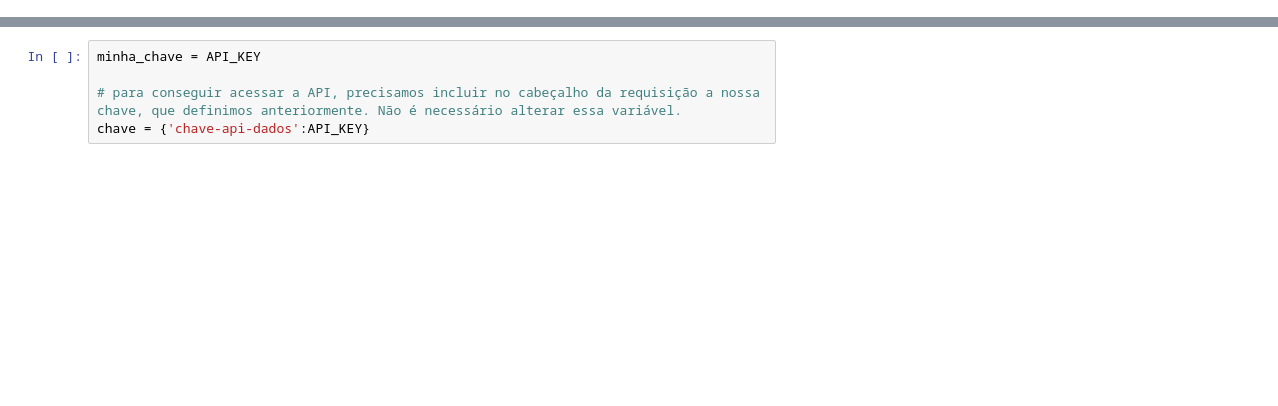
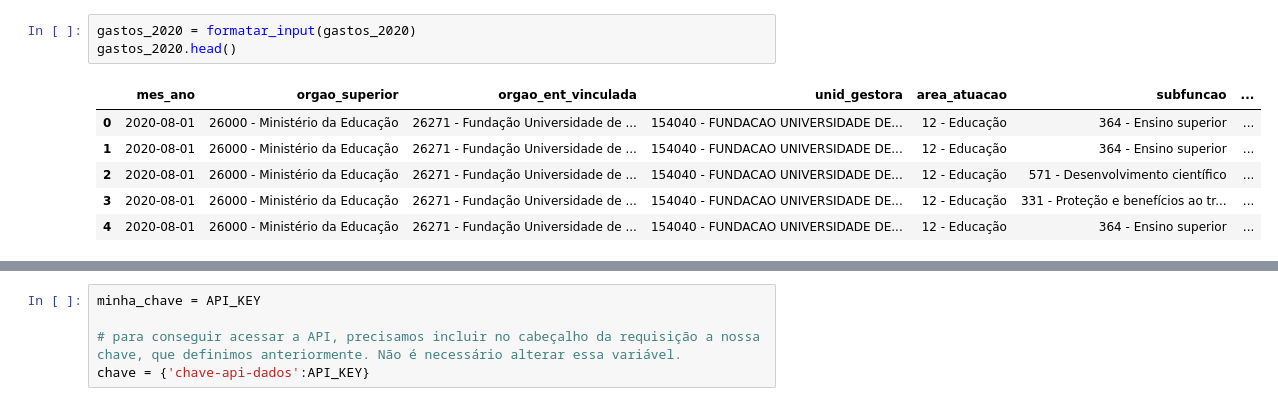
Before and after one commit to danielefm/Painel-de-Despesas-UnB, a Jupyter notebook: painel-de-gastos.ipynb, the cells around one changed output, grey strips where cells are left out. Saved outputs shown, nothing was run; the diff lists cells and outputs as text; blank space fills up the shorter version.

```diff
--- a/painel-de-gastos.ipynb
+++ b/painel-de-gastos.ipynb
@@ -7,0 +78,10 @@ from config import API_KEY
+# %%
+gastos_2020 = formatar_input(gastos_2020)
+gastos_2020.head()
+# %% [output]
+|  | mes_ano | orgao_superior | orgao_ent_vinculada | unid_gestora | area_atuacao | subfuncao | ... |
+| 0 | 2020-08-01 | 26000 - Ministério da Educação | 26271 - Fundação Universidade de ... | 154040 - FUNDACAO UNIVERSIDADE DE... | 12 - Educação | 364 - Ensino superior | ... |
+| 1 | 2020-08-01 | 26000 - Ministério da Educação | 26271 - Fundação Universidade de ... | 154040 - FUNDACAO UNIVERSIDADE DE... | 12 - Educação | 364 - Ensino superior | ... |
+| 2 | 2020-08-01 | 26000 - Ministério da Educação | 26271 - Fundação Universidade de ... | 154040 - FUNDACAO UNIVERSIDADE DE... | 12 - Educação | 571 - Desenvolvimento científico | ... |
+| 3 | 2020-08-01 | 26000 - Ministério da Educação | 26271 - Fundação Universidade de ... | 154040 - FUNDACAO UNIVERSIDADE DE... | 12 - Educação | 331 - Proteção e benefícios ao tr... | ... |
+| 4 | 2020-08-01 | 26000 - Ministério da Educação | 26271 - Fundação Universidade de ... | 154040 - FUNDACAO UNIVERSIDADE DE... | 12 - Educação | 364 - Ensino superior | ... |
```
Also changed, not shown: parts of 10 cells of this notebook, 2 other files.
